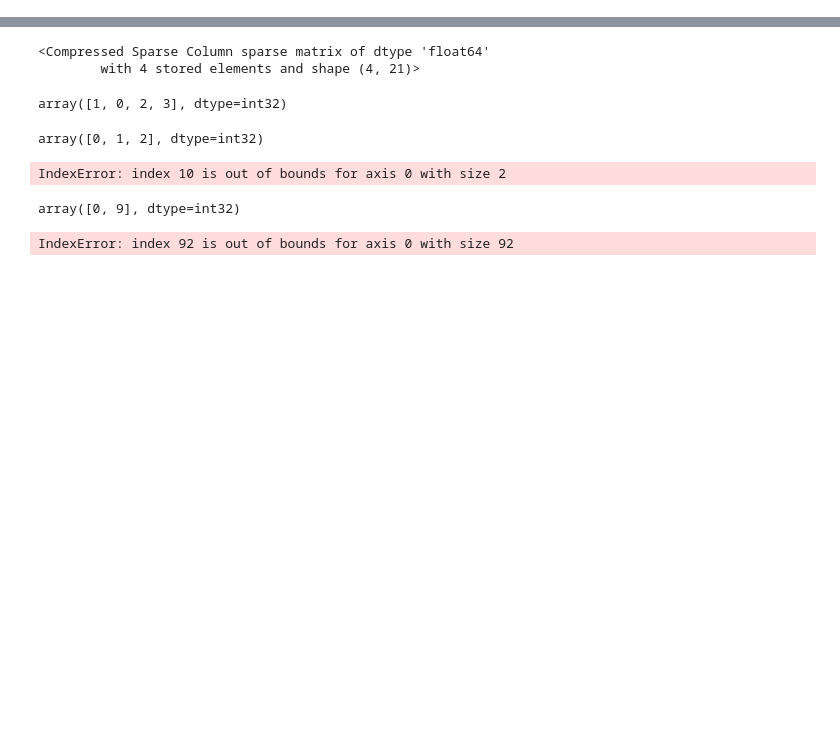
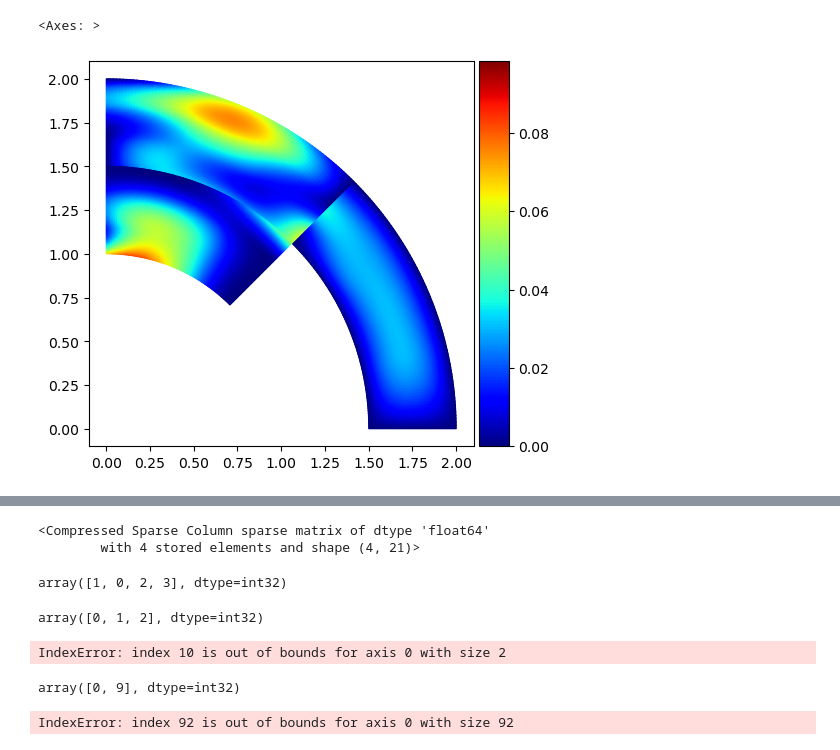
Before and after one commit to c-f-h/pyiga, a Jupyter notebook: notebooks/LshapeQuarterAnullus.ipynb, the cells around one changed output, grey strips where cells are left out. Drawn from its saved outputs; the diff is of its cells as text; code cells hidden in the pictures; blank space fills up the shorter version.

```diff
--- a/notebooks/LshapeQuarterAnullus.ipynb
+++ b/notebooks/LshapeQuarterAnullus.ipynb
@@ -35,6 +32,21 @@ def Lshape(deg, N, k=1):
     patches = [(k, g) for k, g in zip(kvs,geos)]
     M = topology.MultiPatch(patches)
     return M
+# %%
+def LshapeAnullus(deg, N, k=1):
+    kvs = 3*[2 * (bspline.make_knots(deg, 0.0, 1.0, N, mult=k),)]
+
+    # define geometry
+    geos = [
+        geometry.annulus(r1=1.5, r2=2, phi = np.pi/4),
+        geometry.annulus(r1=1.5, r2=2, phi = np.pi/4).rotate_2d(angle=np.pi/4),
+        geometry.annulus(r1=1.0, r2=1.5, phi = np.pi/4).rotate_2d(angle=np.pi/4)
+    ]
+
+    patches = [(k, g) for k, g in zip(kvs,geos)]
+    M = topology.MultiPatch(patches)
+    M.outer_boundaries[0].add((1,(0,0)))
+    return M
 # %%
 def cart2pol(x, y):
     r = np.sqrt(x**2 + y**2)
@@ -206,0 +231,23 @@ ValueError: Buffer dtype mismatch, expected 'double' but got 'int'
+# %%
+M = LshapeAnullus(2,3,1)
+#M.outer_boundaries[0].remove((1,(0,0)))
+IMap = ieti.IetiMapper(M, dir_data=dir_data, subspace='C0', elim=1)
+
+A, RHS = IMap.assemble(a=1,f=f, M=None)
+N = [A.shape[0] for A in A]
+
+B, eliminated_constraints = IMap.ConstraintMatrices()
+#SD = ieti.ScaledDirichletPreconditioner(A, B, IMap)
+
+I = ieti.IetiSystem(A, B, RHS, N)
+F, b = I.SchurComplement(), I.RHSforSchurComplement()
+
+lam, it, min_eig, max_eig, r = solvers.pcg(F, b, x0=None, maxiter=2000, P=1, output=1, rtol=1e-6, atol=1e-12)
+
+uh = I.constructSolutionFromLagrangeMultipliers(lam)
+uh = np.concatenate(IMap.completeDirichlet(uh))
+if IMap.elim:
+    uh = IMap.Basis_loc_global@uh
+
+IMap.plot(uh)
+# %% [output]
@@ -206,0 +257,2 @@ ValueError: Buffer dtype mismatch, expected 'double' but got 'int'
+<Axes: >
+[figure, added]
```
Also changed, not shown: parts of 22 cells of this notebook, 4 other files.
